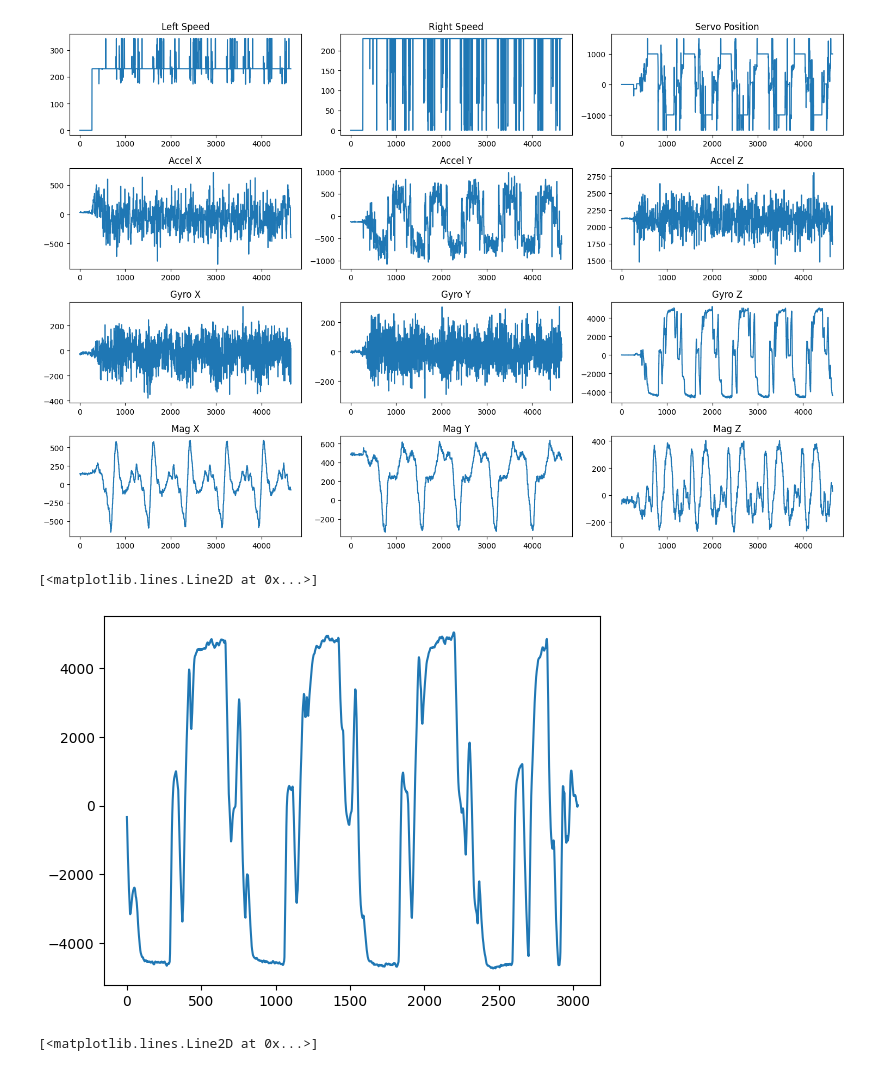
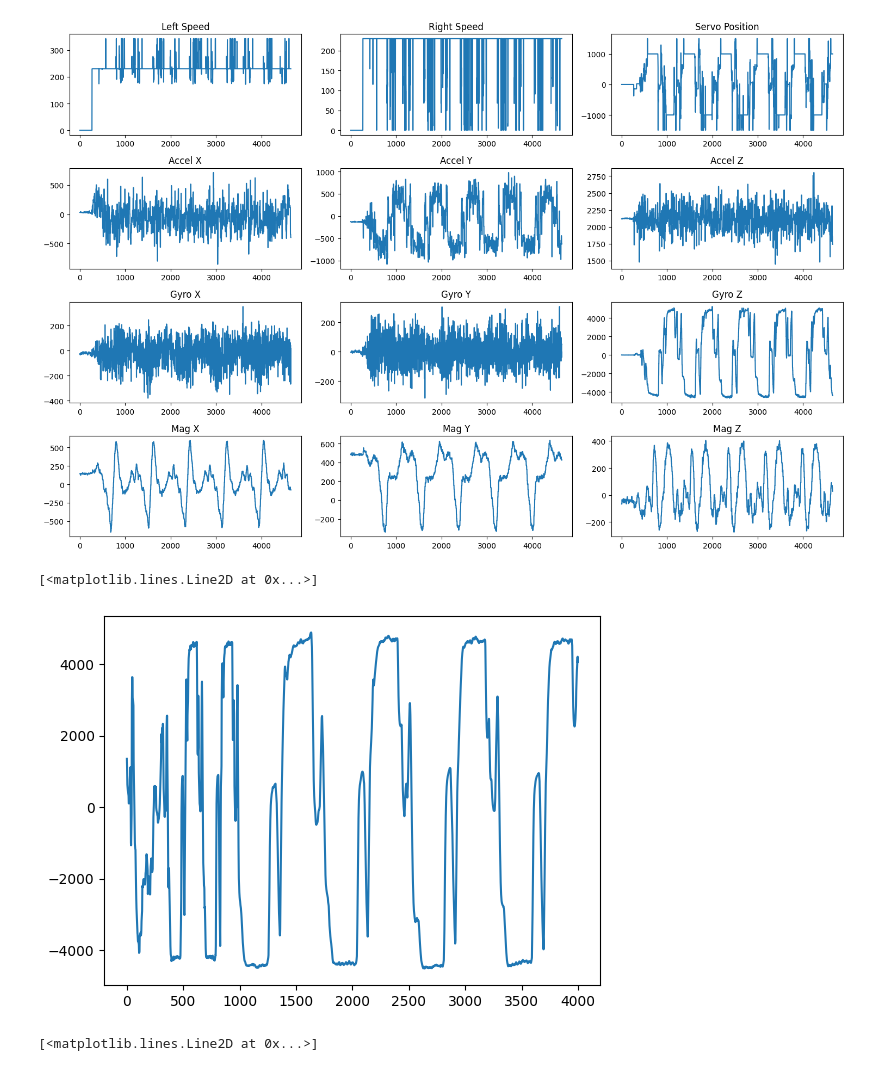
Before and after one commit to gaitovrat/bachelor, a Jupyter notebook: Notebooks/Lap.ipynb, the cells around one changed output. Saved outputs shown, nothing was run; the diff lists cells and outputs as text; code cells hidden in the pictures.

```diff
--- a/Notebooks/Lap.ipynb
+++ b/Notebooks/Lap.ipynb
@@ -123,11 +123,11 @@ auto_no_sensors_data.plot_all()
 # %% [output]
 [figure]
 # %%
-gyro_auto = auto.gyro_z
+gyro_auto = auto.gyro_z[:4000]
 plt.plot(gyro_auto)
 # %% [output]
 [<matplotlib.lines.Line2D at 0x...>]
-[figure, old version]
+[figure, new version]
 # %%
 gyro_manual = manual_data.gyro_z[:4000]
 plt.plot(gyro_manual)
```
Also changed, not shown: parts of 4 cells of this notebook, 6 other files.
